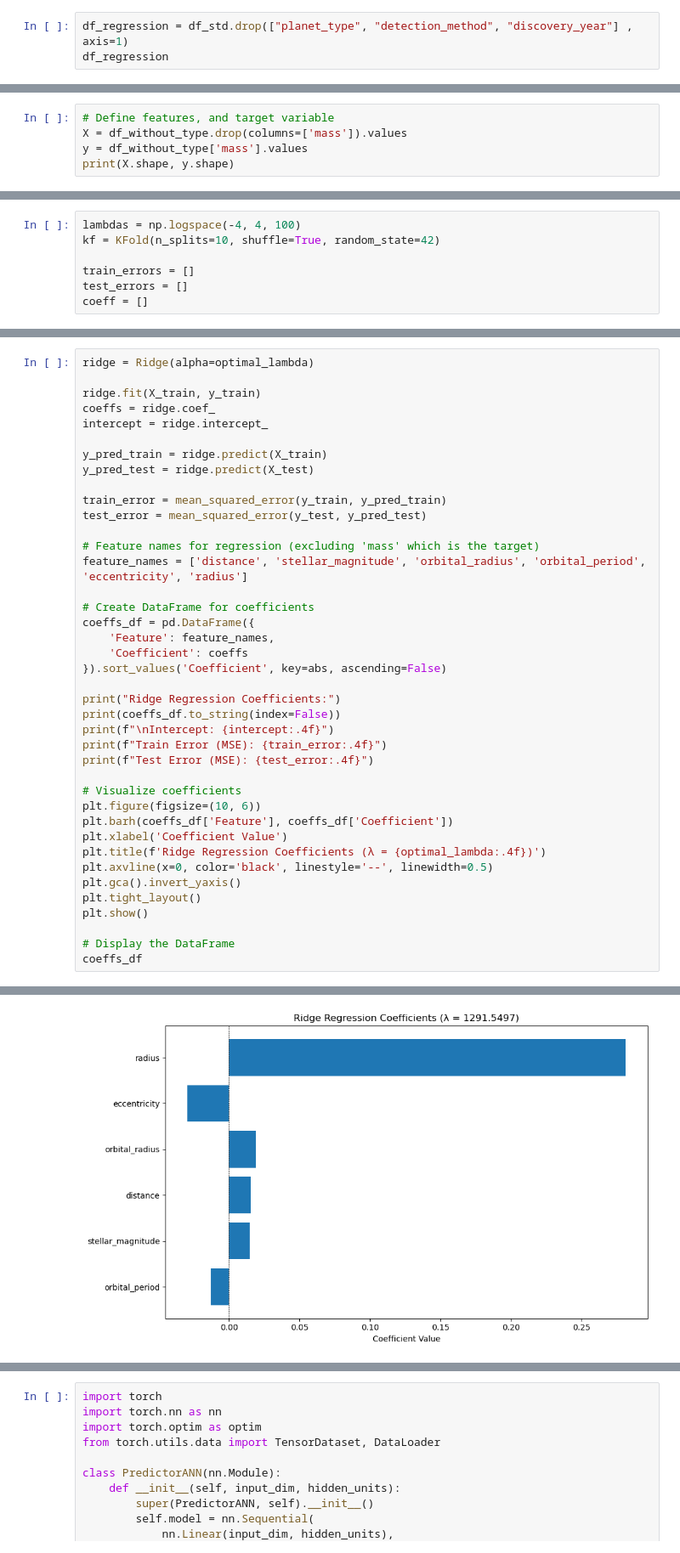
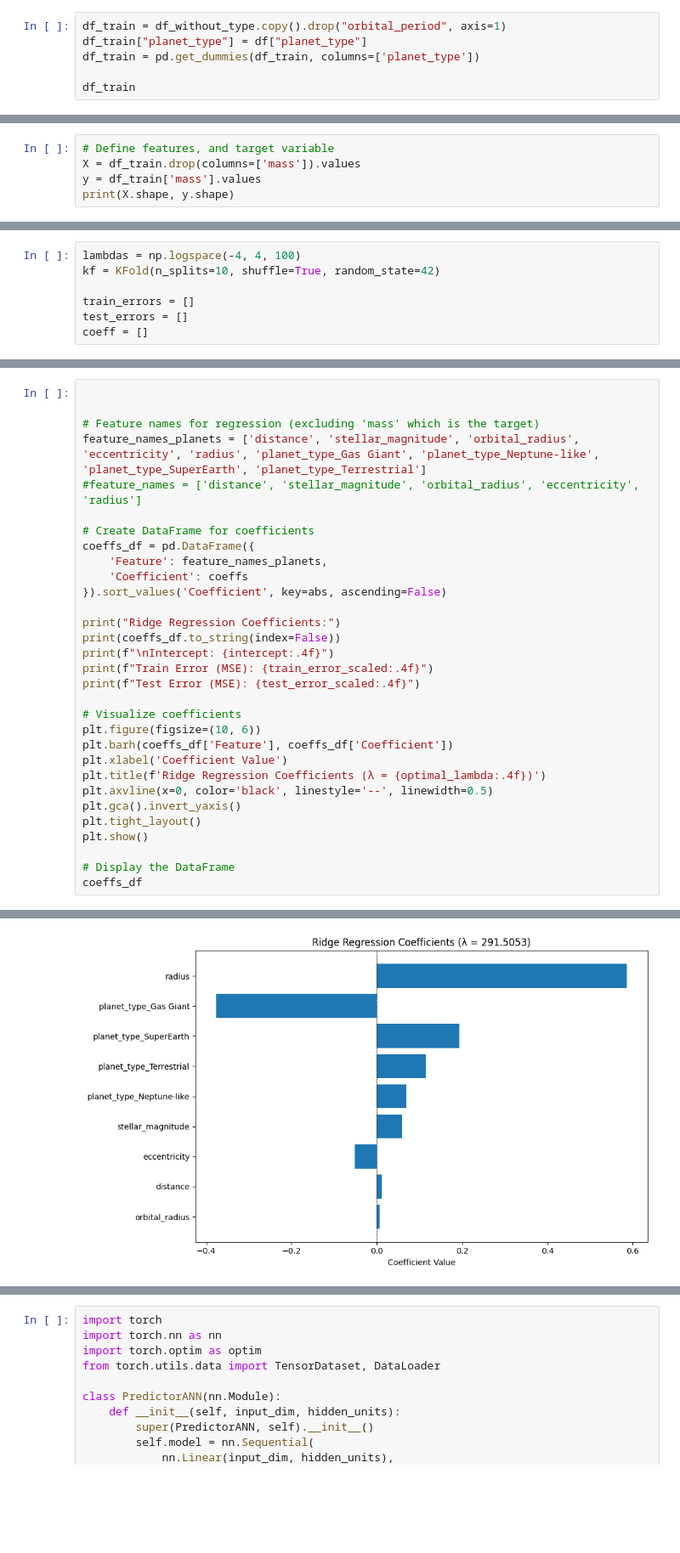
Before and after one commit to lelegod/ml_project, a Jupyter notebook: regression_and_classification.ipynb, the cells around one changed output, grey strips where cells are left out. Shown: that part at 85% size. Cells and saved outputs as stored; diff of their text form; blank space fills up the shorter version.

```diff
--- a/regression_and_classification.ipynb
+++ b/regression_and_classification.ipynb
@@ -108,6 +128,9 @@ Index([1995, 1996, 1998, 1999, 2000, 2001, 2002, 2003, 2004, 2005, 2006, 2007,
        2020, 2021, 2022, 2023],
       dtype='int64')
 # %%
-df_regression = df_std.drop(["planet_type", "detection_method", "discovery_year"] , axis=1)
-df_regression
+df_train = df_without_type.copy().drop("orbital_period", axis=1)
+df_train["planet_type"] = df["planet_type"]
+df_train = pd.get_dummies(df_train, columns=['planet_type'])
+
+df_train
 # %% [output]
@@ -127,6 +150,6 @@ df_regression
 # %%
 # Define features, and target variable
-X = df_without_type.drop(columns=['mass']).values
-y = df_without_type['mass'].values
+X = df_train.drop(columns=['mass']).values
+y = df_train['mass'].values
 print(X.shape, y.shape)
 # %% [output]
@@ -212,30 +340,21 @@ plt.show()
 # %%
-ridge = Ridge(alpha=optimal_lambda)
 
-ridge.fit(X_train, y_train)
-coeffs = ridge.coef_
-intercept = ridge.intercept_
-
-y_pred_train = ridge.predict(X_train)
-y_pred_test = ridge.predict(X_test)
-
-train_error = mean_squared_error(y_train, y_pred_train)
-test_error = mean_squared_error(y_test, y_pred_test)
 
 # Feature names for regression (excluding 'mass' which is the target)
-feature_names = ['distance', 'stellar_magnitude', 'orbital_radius', 'orbital_period', 'eccentricity', 'radius']
+feature_names_planets = ['distance', 'stellar_magnitude', 'orbital_radius', 'eccentricity', 'radius', 'planet_type_Gas Giant', 'planet_type_Neptune-like', 'planet_type_SuperEarth', 'planet_type_Terrestrial']
+#feature_names = ['distance', 'stellar_magnitude', 'orbital_radius', 'eccentricity', 'radius']
 
 # Create DataFrame for coefficients
 coeffs_df = pd.DataFrame({
-    'Feature': feature_names,
+    'Feature': feature_names_planets,
     'Coefficient': coeffs
 }).sort_values('Coefficient', key=abs, ascending=False)
 
 print("Ridge Regression Coefficients:")
 print(coeffs_df.to_string(index=False))
 print(f"\nIntercept: {intercept:.4f}")
-print(f"Train Error (MSE): {train_error:.4f}")
-print(f"Test Error (MSE): {test_error:.4f}")
+print(f"Train Error (MSE): {train_error_scaled:.4f}")
+print(f"Test Error (MSE): {test_error_scaled:.4f}")
 
 # Visualize coefficients
 plt.figure(figsize=(10, 6))
@@ -265,2 +387,2 @@ Test Error (MSE): 0.4248
-[figure, old version]
+[figure, new version]
 |  | Feature | Coefficient |
```
Also changed, not shown: parts of 22 cells of this notebook, 1 other file.
